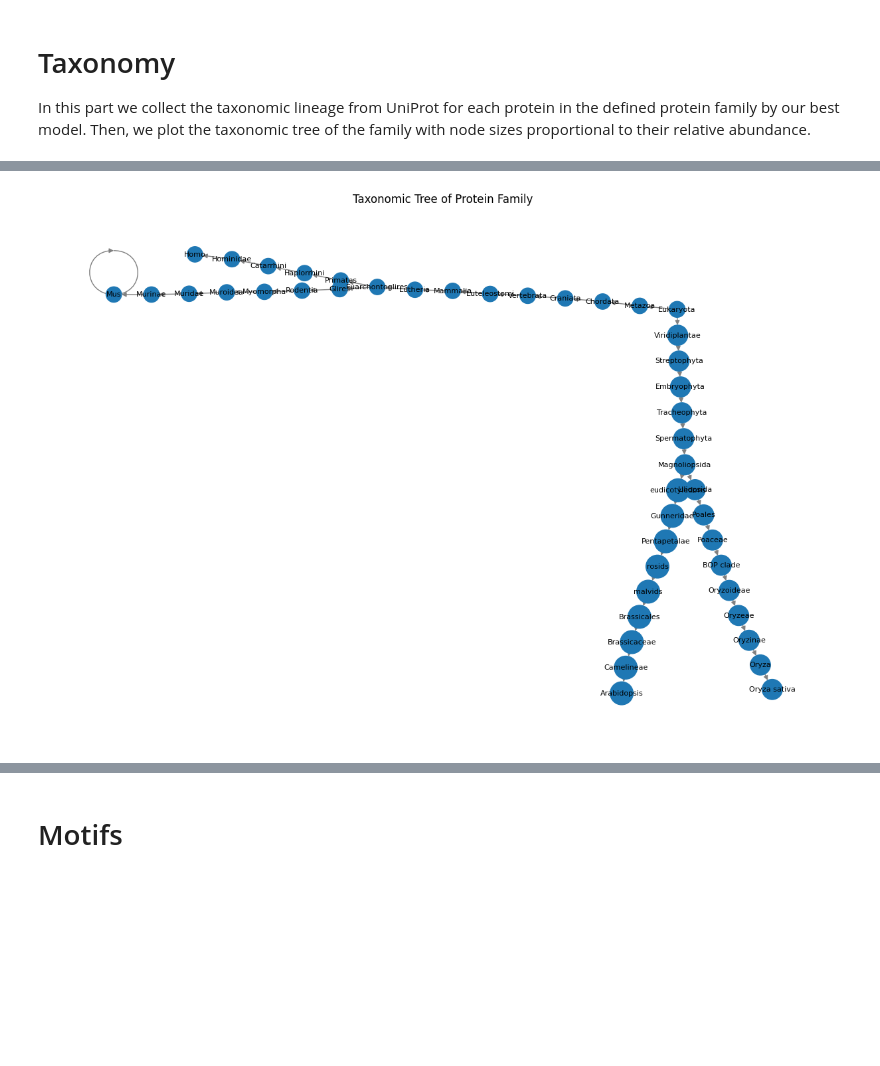
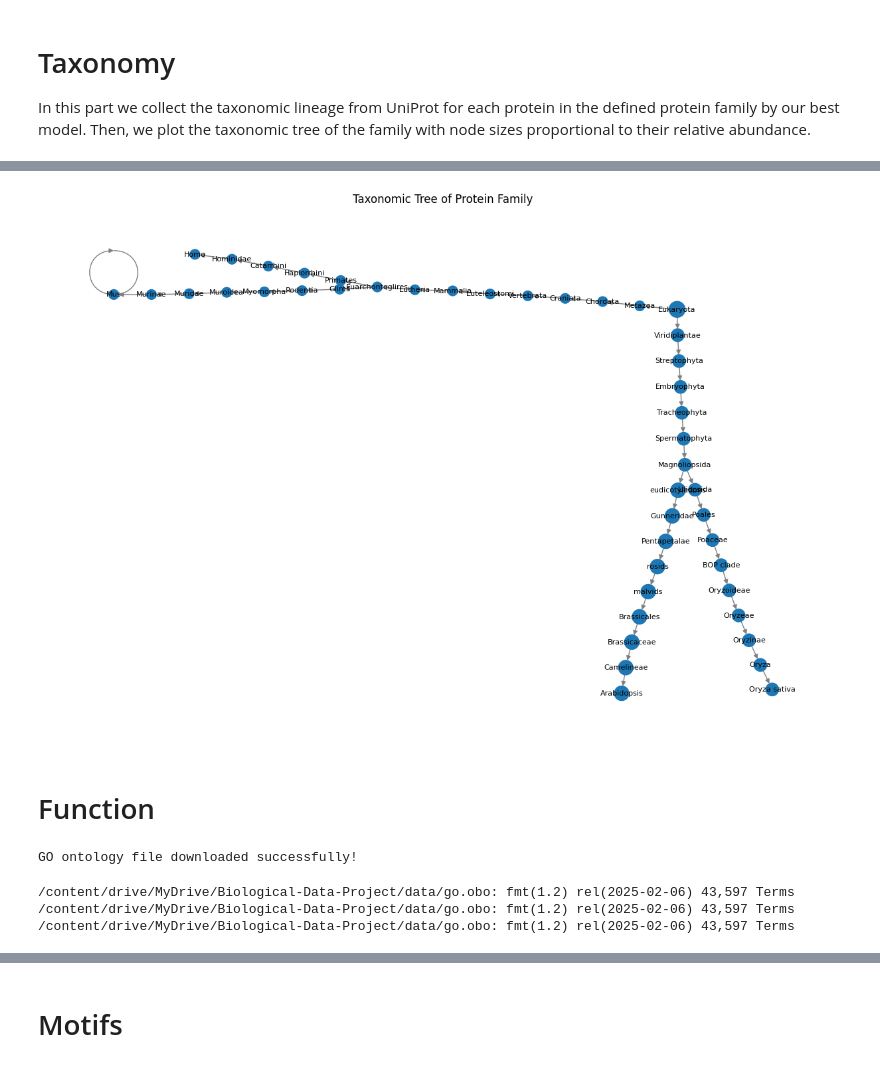
Before and after one commit to trajkovskifilip/biological_data, a Jupyter notebook: Biological_Data_Final_Project.ipynb, the cells around one changed output, grey strips where cells are left out. Saved outputs shown, nothing was run; the diff lists cells and outputs as text; code cells hidden in the pictures; blank space fills up the shorter version.

Commit message:
Update part for protein family function

```diff
--- a/Biological_Data_Final_Project.ipynb
+++ b/Biological_Data_Final_Project.ipynb
@@ -397,0 +493,3 @@ print(df.head())
+# %%
+relative_abundance_df = compute_relative_abundance(protein_ids)
+relative_abundance_df
@@ -399,26 +511,42 @@ print(df.head())
 # Set threshold for visibility
 ABUNDANCE_THRESHOLD = 0.05
 
-# Build hierarchical tree
-G = nx.DiGraph()
-node_sizes = {}
+def plot_taxonomic_tree(relative_abundance_df, abundance_threshold=ABUNDANCE_THRESHOLD):
+    """Build and plot the taxonomic tree from the DataFrame with the relative abundances."""
+    G = nx.DiGraph()
+    node_sizes = {}
 
-for lineage, count in lineage_counter.items():
-    abundance = count / sum(lineage_counter.values())
-    if abundance < ABUNDANCE_THRESHOLD:
-        continue  # Skip nodes below threshold
+    # Filter rows based on abundance threshold
+    filtered_df = relative_abundance_df[relative_abundance_df["Relative_Abundance"] >= abundance_threshold]
 
-    taxa = lineage.split(" > ")
-    for i in range(len(taxa) - 1):
-        parent, child = taxa[i], taxa[i + 1]
-        G.add_edge(parent, child)
-        node_sizes[child] = abundance * 5000  # Scale for visibility
+    for _, row in filtered_df.iterrows():
+        lineage = row["Lineage"]
+        abundance = row["Relative_Abundance"]
 
-# Plot the tree
-plt.figure(figsize=(12, 8))
-pos = nx.kamada_kawai_layout(G)  # Layout for hierarchy
-nx.draw(G, pos, with_labels=True, node_size=[node_sizes.get(node, 300) for node in G.nodes()], font_size=8, edge_color="gray")
-plt.title("Taxonomic Tree of Protein Family")
-plt.show()
+        taxa = lineage.split(" > ")
+        for i in range(len(taxa) - 1):
+            parent, child = taxa[i], taxa[i + 1]
+            G.add_edge(parent, child)
+            node_sizes[child] = abundance * 2000  # Scale for visibility
+
+    # Plot the tree
+    plt.figure(figsize=(12, 8))
+    pos = nx.kamada_kawai_layout(G)  # Layout for hierarchy
+    nx.draw(G, pos, with_labels=True, node_size=[node_sizes.get(node, 300) for node in G.nodes()],
+            font_size=8, edge_color="gray")
+    plt.title("Taxonomic Tree of Protein Family")
+    plt.show()
-# %% [output]
-[figure, removed]
+# %%
+plot_taxonomic_tree(relative_abundance_df)
+# %% [output]
+[figure, added]
+# %% [markdown]
+# Function
+# %%
+go_obo_url = "http://purl.obolibrary.org/obo/go.obo"
+output_file = "go.obo"
+
+urllib.request.urlretrieve(go_obo_url, output_file)
+print("GO ontology file downloaded successfully!")
+# %% [output]
+GO ontology file downloaded successfully!
@@ -424,0 +705,14 @@ plt.show()
+# %%
+# Parse GO terms iteratively to save memory
+swissprot_go, family_sequences_go = parse_uniprot_go_iterative(uniprot_xml_file, target_accessions=protein_ids)
+# Propagate GO terms to include ancestors
+family_sequences_go = propagate_go_terms(family_sequences_go, go_obo_file)
+swissprot_go = propagate_go_terms(swissprot_go, go_obo_file)
+# Perform enrichment analysis
+enrichment_df = go_enrichment(family_sequences_go, swissprot_go)
+# Add GO term names
+enrichment_df = add_go_names(enrichment_df, go_obo_file)
+# %% [output]
+/content/drive/MyDrive/Biological-Data-Project/data/go.obo: fmt(1.2) rel(2025-02-06) 43,597 Terms
+/content/drive/MyDrive/Biological-Data-Project/data/go.obo: fmt(1.2) rel(2025-02-06) 43,597 Terms
+/content/drive/MyDrive/Biological-Data-Project/data/go.obo: fmt(1.2) rel(2025-02-06) 43,597 Terms
```
Also changed, not shown: parts of 28 cells of this notebook.
